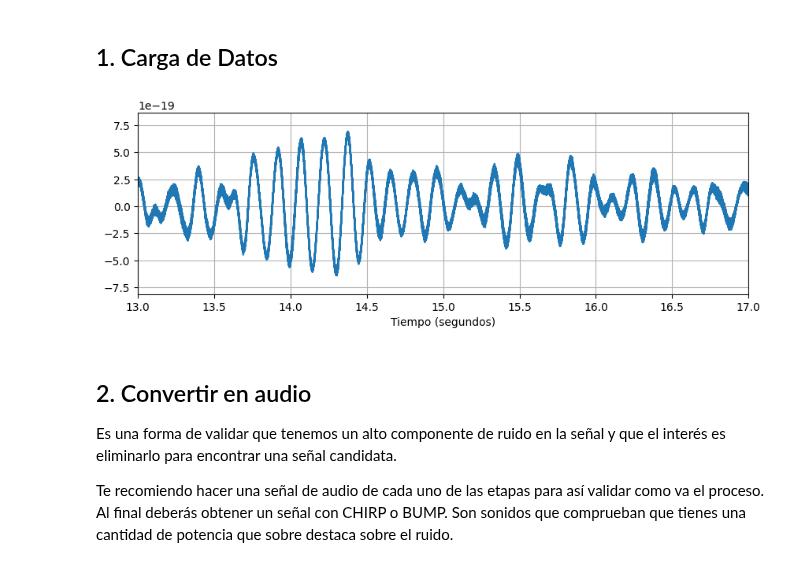
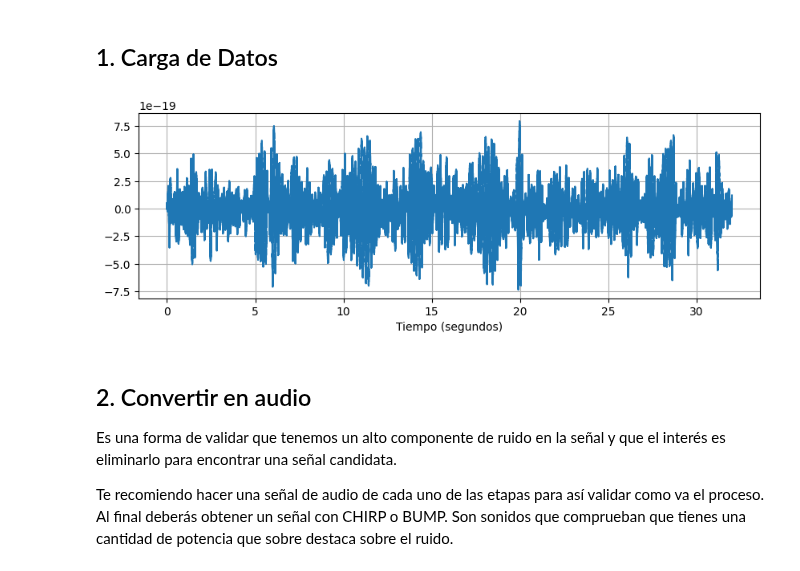
Before and after one commit to MatiasArmijo/Actividades-EIE-401-Matias-Armijo, a Jupyter notebook: proyecto-1/Proyecto_1_ApellidoNombre_ID.ipynb, the cells around one changed output. Cells and saved outputs as stored; diff of their text form; code cells hidden in the pictures.

```diff
--- a/proyecto-1/Proyecto_1_ApellidoNombre_ID.ipynb
+++ b/proyecto-1/Proyecto_1_ApellidoNombre_ID.ipynb
@@ -32,31 +32,32 @@ import shutil
 import numpy as np
 import matplotlib.pyplot as plt
 
+# Carga de archivo de duracion 32 Segundos
 ruta_archivo_comprimido = 'H-H1_GWOSC_16KHZ_R1-1126259447-32.txt.gz'
-ruta_archivo_descomprimido = 'archivo_descomprimido.txt'
+ruta_archivo_descomprimido = 'GW150914_H1_strain_32_sec.txt'
 
 with gzip.open(ruta_archivo_comprimido, 'rb') as archivo_comprimido:
-    with open(ruta_archivo_descomprimido,'wb') as archivo_descomprimido:
-            shutil.copyfileobj(archivo_comprimido, archivo_descomprimido)
-
-ruta_archivo = "archivo_descomprimido.txt"
-strain = np.loadtxt(ruta_archivo, delimiter = ',', skiprows = 1, dtype=float)
+   with open(ruta_archivo_descomprimido,'wb') as archivo_descomprimido:
+           shutil.copyfileobj(archivo_comprimido, archivo_descomprimido)
 
 
-fs = 16384     # Tasa de muestreo según archivo .txt
-duration = 32        # Duracion de la muestra
-time = np.linspace(0,duration,duration*fs)
-normalized_strain = strain/max(strain)
-
-# Grafico
-plt.figure(figsize=(10,3))
-plt.plot(time,strain)
-plt.xlim(13,17)
-plt.xlabel("Tiempo (segundos)")
-plt.grid()
-plt.show()
+ruta_H1_32 = "GW150914_H1_strain_32_sec.txt"
-# %% [output]
-[figure, removed]
+# %%
+fs = 16384     # Tasa de muestreo según archivo .txt
+duration = 32  # Duracion de la muestra
+time = np.linspace(0,duration,duration*fs)
+
+strain = np.loadtxt(ruta_H1_32, delimiter = ',', skiprows = 1, dtype=float)
+normalized_strain = strain/max(strain)
+
+# Grafico
+plt.figure(figsize=(10,3))
+plt.plot(time,strain)
+plt.xlabel("Tiempo (segundos)")
+plt.grid()
+plt.show()
+# %% [output]
+[figure, added]
 # %% [markdown]
 ## 2. Convertir en audio
 Es una forma de validar que tenemos un alto componente de ruido en la señal y que el interés es eliminarlo para encontrar una señal candidata.
```
Also changed, not shown: parts of 4 cells of this notebook, 2 other files.
